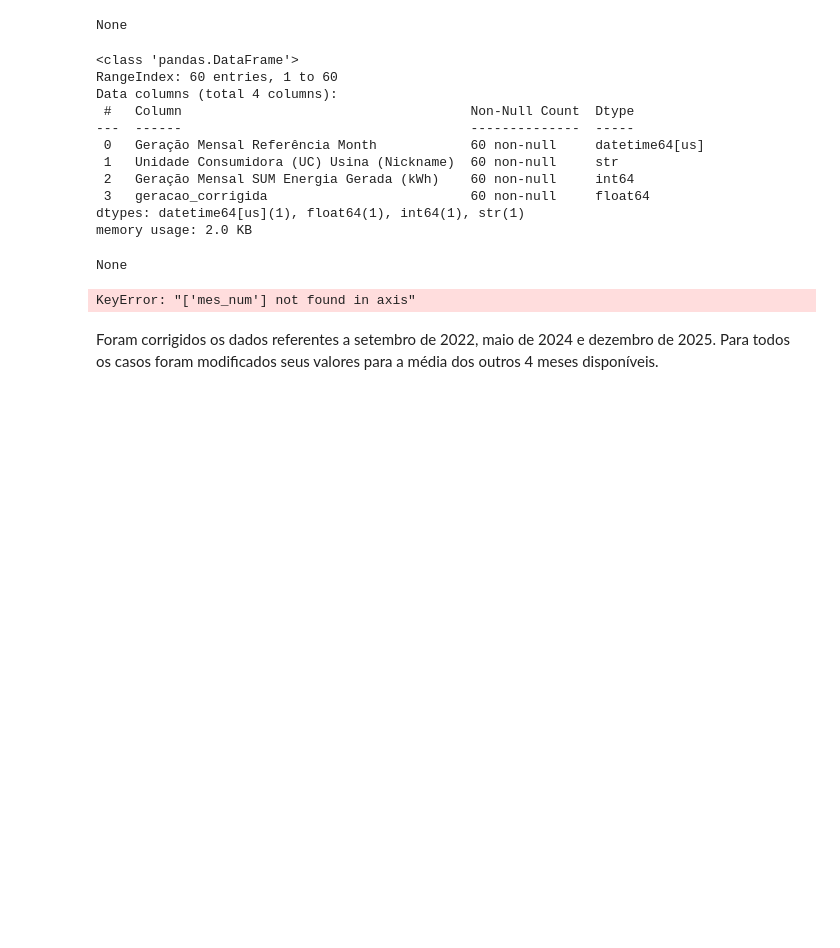
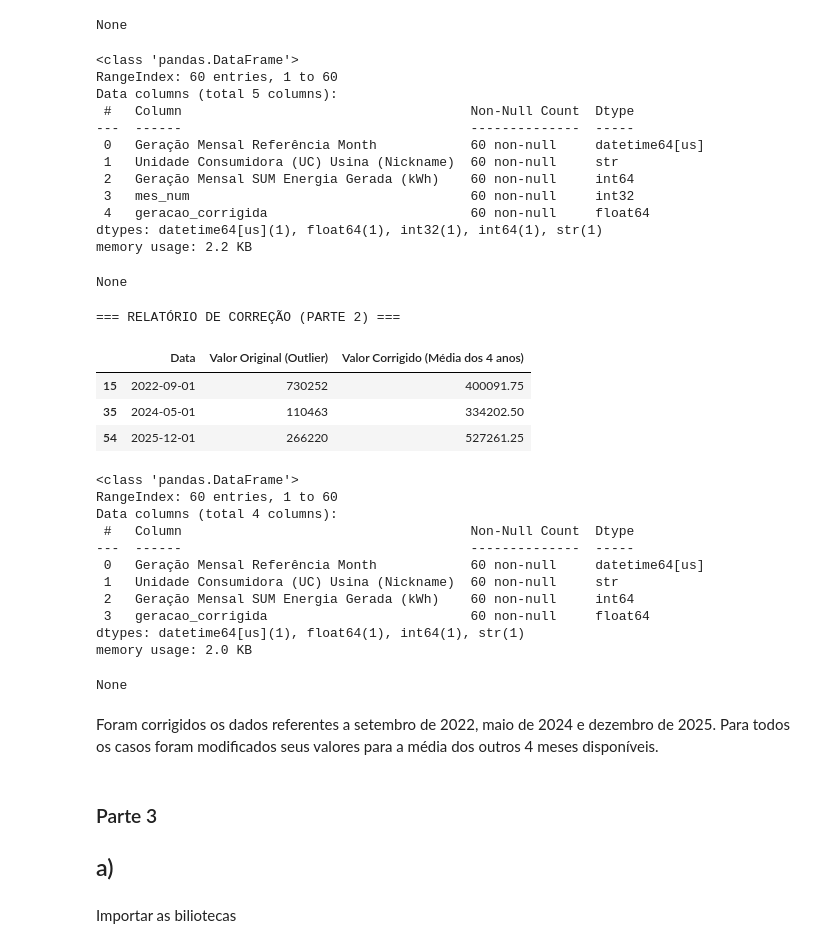
Before and after one commit to anailson-raasch/Pesquisador-em-Ciencia-de-Dados-PD-Inteligencia-Energetica-Bolsista-teste1-10082026, a Jupyter notebook: solucao_anailson.ipynb, the cells around one changed output. Saved outputs shown, nothing was run; the diff lists cells and outputs as text; code cells hidden in the pictures; blank space fills up the shorter version.

Commit message:
Concluida a parte 3-a.

```diff
--- a/solucao_anailson.ipynb
+++ b/solucao_anailson.ipynb
@@ -139,46 +139,57 @@ None
 # %%
 # Criar a coluna tratada (inicialmente idêntica à original)
 tabela_corrigida['geracao_corrigida'] = tabela_limpa[col_geracao].astype(float)
 display(tabela_corrigida.info())
 
 # Substituir o valor dos 3 outliers pela média dos seus respectivos meses
 for data in datas_outliers:
     mes = data.month
     valor_media = medias_historicas[mes]
     tabela_corrigida.loc[tabela_limpa[col_data] == data, 'geracao_corrigida'] = valor_media
 
-# display(tabela_corrigida.info())
-# display(tabela_corrigida)
-
 # Removendo a coluna auxiliar
-tabela_corrigida = tabela_corrigida.drop(columns=['mes_num'])
-# display(tabela_corrigida.info())
-# display(tabela_corrigida)
-
+tabela_corrigida = tabela_corrigida.drop(columns=['mes_num'], errors='ignore')
 
 # --- Relatório do Antes e Depois ---
 print("=== RELATÓRIO DE CORREÇÃO (PARTE 2) ===")
-filtro_outliers = tabela_limpa[col_data].isin(datas_outliers)
+filtro_outliers = tabela_corrigida[col_data].isin(datas_outliers)
 relatorio = tabela_corrigida.loc[filtro_outliers, [col_data, col_geracao, 'geracao_corrigida']]
 relatorio.columns = ['Data', 'Valor Original (Outlier)', 'Valor Corrigido (Média dos 4 anos)']
 
 display(relatorio)
 
-# display(tabela_limpa.info())
+display(tabela_corrigida.info())
 # %% [output]
 <class 'pandas.DataFrame'>
 RangeIndex: 60 entries, 1 to 60
-Data columns (total 4 columns):
+Data columns (total 5 columns):
  #   Column                                     Non-Null Count  Dtype
 ---  ------                                     --------------  -----
  0   Geração Mensal Referência Month            60 non-null     datetime64[us]
  1   Unidade Consumidora (UC) Usina (Nickname)  60 non-null     str
  2   Geração Mensal SUM Energia Gerada (kWh)    60 non-null     int64
- 3   geracao_corrigida                          60 non-null     float64
-dtypes: datetime64[us](1), float64(1), int64(1), str(1)
-memory usage: 2.0 KB
+ 3   mes_num                                    60 non-null     int32
+ 4   geracao_corrigida                          60 non-null     float64
+dtypes: datetime64[us](1), float64(1), int32(1), int64(1), str(1)
+memory usage: 2.2 KB
 None
-KeyError: "['mes_num'] not found in axis"
+=== RELATÓRIO DE CORREÇÃO (PARTE 2) ===
+|  | Data | Valor Original (Outlier) | Valor Corrigido (Média dos 4 anos) |
+| 15 | 2022-09-01 | 730252 | 400091.75 |
+| 35 | 2024-05-01 | 110463 | 334202.50 |
+| 54 | 2025-12-01 | 266220 | 527261.25 |
+<class 'pandas.DataFrame'>
+RangeIndex: 60 entries, 1 to 60
+Data columns (total 4 columns):
+ #   Column                                     Non-Null Count  Dtype
+---  ------                                     --------------  -----
+ 0   Geração Mensal Referência Month            60 non-null     datetime64[us]
+ 1   Unidade Consumidora (UC) Usina (Nickname)  60 non-null     str
+ 2   Geração Mensal SUM Energia Gerada (kWh)    60 non-null     int64
+ 3   geracao_corrigida                          60 non-null     float64
+dtypes: datetime64[us](1), float64(1), int64(1), str(1)
+memory usage: 2.0 KB
+None
 # %%
 # Plotando o gráficos antes e depois para verificar os dados removidos
 
@@ -205,3 +216,8 @@ fig = px.bar(
 fig.show()
 # %% [markdown]
 Foram corrigidos os dados referentes a setembro de 2022, maio de 2024 e dezembro de 2025. Para todos os casos foram modificados seus valores para a média dos outros 4 meses disponíveis.
+# %% [markdown]
+### Parte 3
+## a)
+# %% [markdown]
+Importar as biliotecas
```
Also changed, not shown: parts of 9 cells of this notebook.
